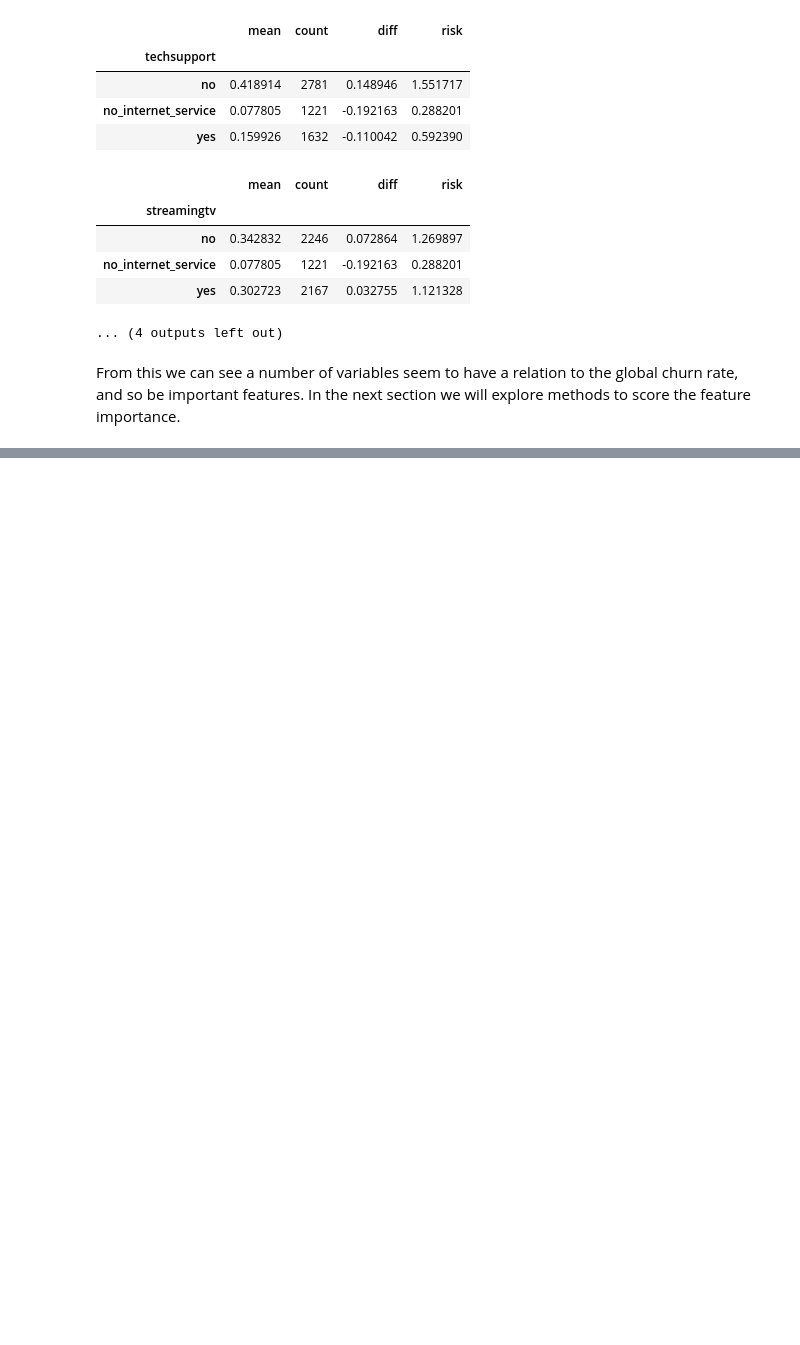
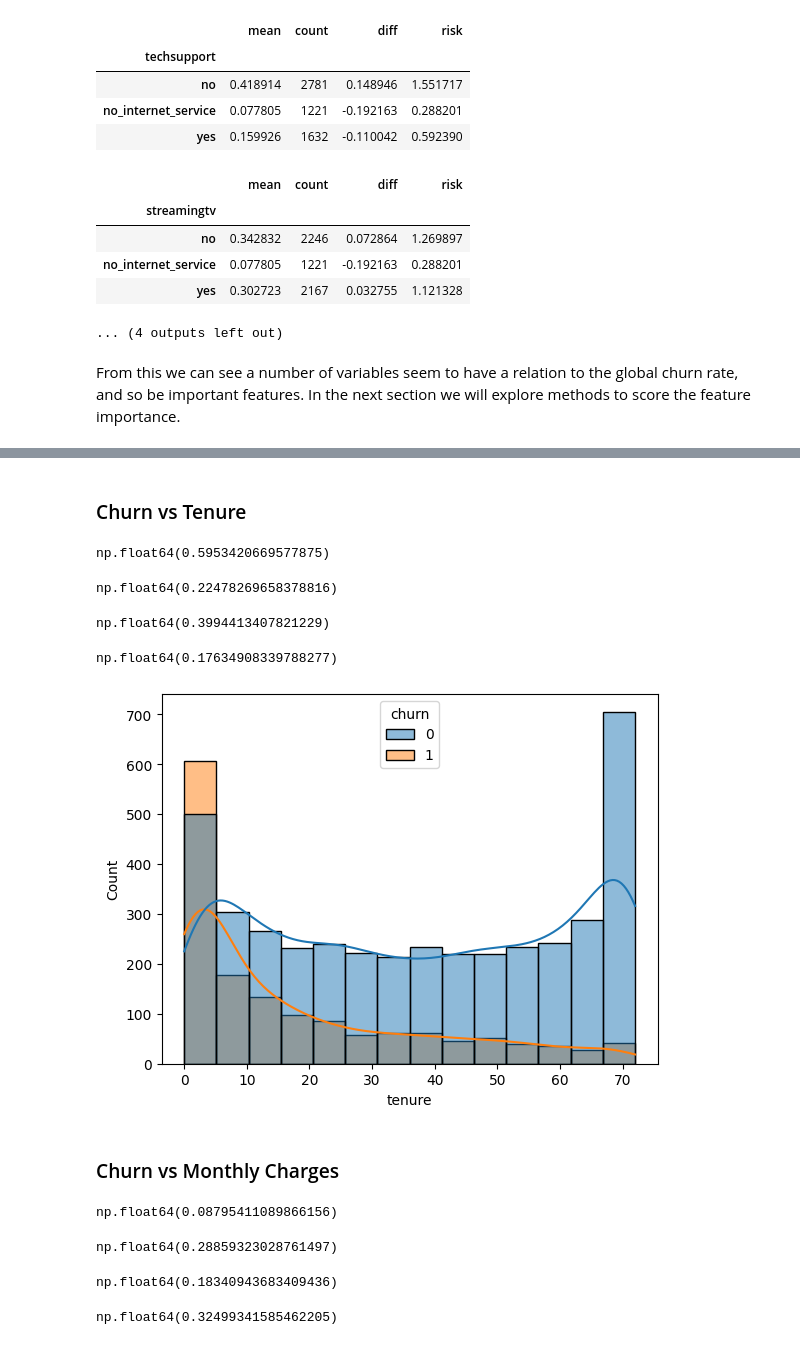
Before and after one commit to ShaniceWilliams/ml-zoomcamp, a Jupyter notebook: 03_Classification/3_Churn_prediction.ipynb, the cells around one changed output, grey strips where cells are left out. Saved outputs shown, nothing was run; the diff lists cells and outputs as text; code cells hidden in the pictures; blank space fills up the shorter version.

```diff
--- a/03_Classification/3_Churn_prediction.ipynb
+++ b/03_Classification/3_Churn_prediction.ipynb
@@ -562,0 +666,49 @@ From this we can see a number of variables seem to have a relation to the global
+# %% [markdown]
+### Churn vs Tenure
+# %%
+# What is churn rate when tenure is less than 2 months
+df_full_train[df_full_train.tenure <= 2].churn.mean()
+# %% [output]
+np.float64(0.5953420669577875)
+# %%
+# What is churn rate when tenure is more than 2 months
+df_full_train[df_full_train.tenure > 2].churn.mean()
+# %% [output]
+np.float64(0.22478269658378816)
+# %%
+# What is churn rate when tenure is more than 2 months and less than 12
+df_full_train[(df_full_train.tenure > 2) & (df_full_train.tenure <= 12)].churn.mean()
+# %% [output]
+np.float64(0.3994413407821229)
+# %%
+# What is churn rate when tenure is more than 12 months
+df_full_train[df_full_train.tenure > 12].churn.mean()
+# %% [output]
+np.float64(0.17634908339788277)
+# %%
+sns.histplot(data=df_full_train,x='tenure',kde=True,hue='churn')
+plt.show()
+# %% [output]
+[figure, added]
+# %% [markdown]
+### Churn vs Monthly Charges
+# %%
+# What is churn rate when monthly charge is less than 20
+df_full_train[df_full_train.monthlycharges <= 20].churn.mean()
+# %% [output]
+np.float64(0.08795411089866156)
+# %%
+# What is churn rate when monthly charge is more than 20
+df_full_train[df_full_train.monthlycharges > 20].churn.mean()
+# %% [output]
+np.float64(0.28859323028761497)
+# %%
+# What is churn rate when monthly charge is more than 20 and less than 50
+df_full_train[(df_full_train.monthlycharges > 20) & (df_full_train.monthlycharges <= 50)].churn.mean()
+# %% [output]
+np.float64(0.18340943683409436)
+# %%
+# What is churn rate when monthly charge is more than 50
+df_full_train[df_full_train.monthlycharges > 50].churn.mean()
+# %% [output]
+np.float64(0.32499341585462205)
```
Also changed, not shown: parts of 16 cells of this notebook.
